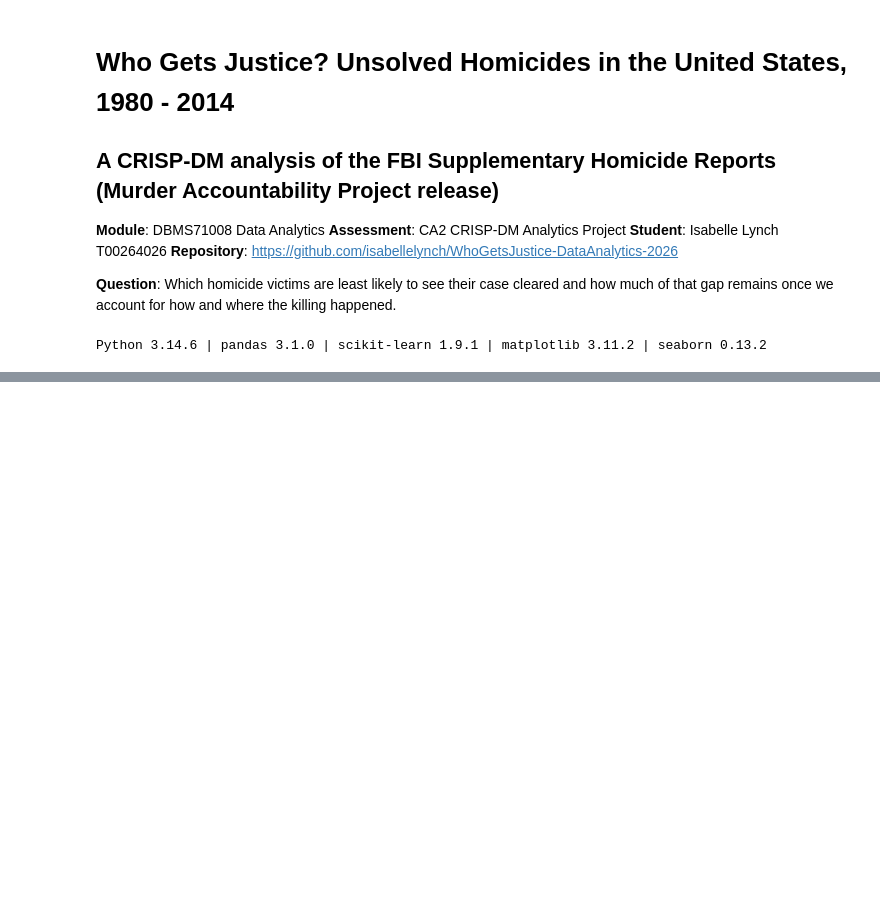
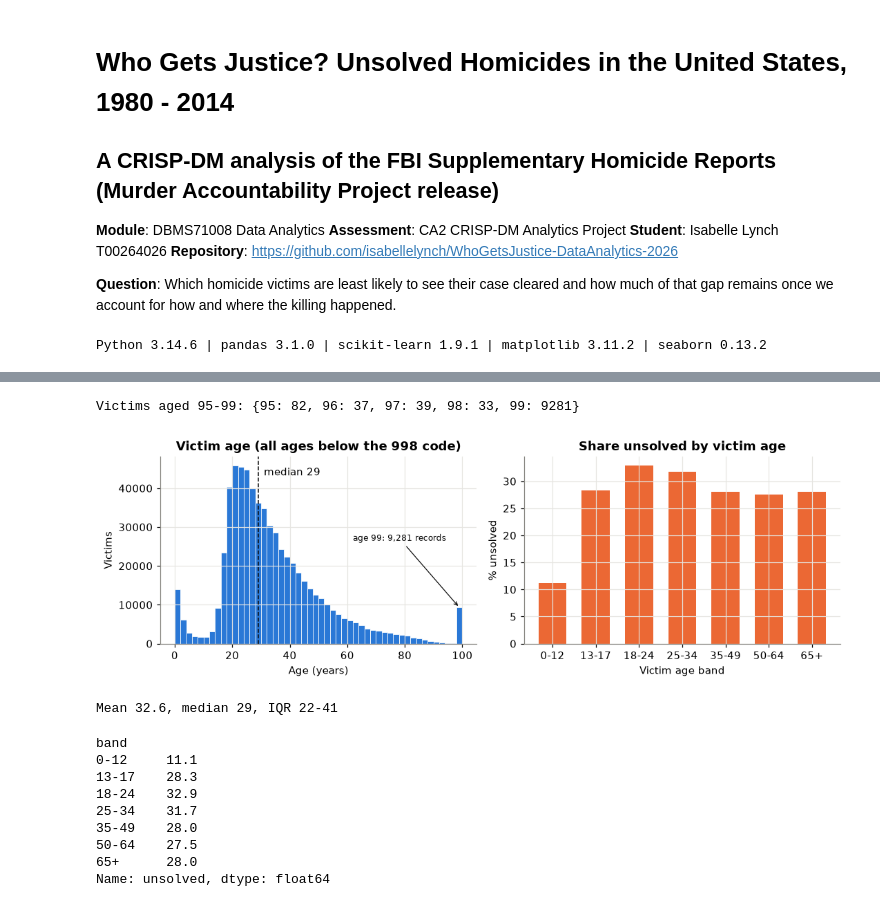
Before and after one commit to isabellelynch/WhoGetsJustice-DataAnalytics-2026, a Jupyter notebook: notebook/who-gets-justice.ipynb, the cells around one changed output, grey strips where cells are left out. Drawn from its saved outputs; the diff is of its cells as text; code cells hidden in the pictures; blank space fills up the shorter version.

```diff
--- a/notebook/who-gets-justice.ipynb
+++ b/notebook/who-gets-justice.ipynb
@@ -93,0 +322,46 @@ The problem is not to "predict whether a case will be solved" as an operational
+# %%
+# Victim age: 998 is a code, not an age. The histogram (ages < 998) shows a second suspicious spike at 99.
+age_all = raw.loc[raw["Victim Age"] < 998, "Victim Age"]
+
+print("Victims aged 95-99:", raw["Victim Age"].value_counts().sort_index().loc[95:99].to_dict())
+
+age = raw.loc[raw["Victim Age"] < 99, "Victim Age"]  # 99 and 998 treated as 'unknown' codes from here on
+
+bands = pd.cut(raw["Victim Age"].where(raw["Victim Age"] < 99), [-1, 12, 17, 24, 34, 49, 64, 120],
+               labels=["0-12", "13-17", "18-24", "25-34", "35-49", "50-64", "65+"])
+
+age_tab = raw.assign(band=bands, unsolved=raw["Crime Solved"].eq("No")).groupby("band", observed=True)["unsolved"].mean() * 100
+
+fig, (ax0, ax1) = plt.subplots(1, 2, figsize=(10, 3.4))
+
+ax0.hist(age_all, bins=np.arange(0, 101, 2), color=C["blue"], edgecolor="white", linewidth=0.5)
+ax0.axvline(age.median(), color=C["ink"], ls="--", lw=1); ax0.text(age.median() + 2, ax0.get_ylim()[1] * 0.9, f"median {age.median():.0f}")
+ax0.annotate(f"age 99: {int((raw['Victim Age'] == 99).sum()):,} records", xy=(99, (raw["Victim Age"] == 99).sum()), xytext=(62, ax0.get_ylim()[1] * 0.55),
+             arrowprops=dict(arrowstyle="->", color=C["ink"], lw=0.8), fontsize=8)
+ax0.set_title("Victim age (all ages below the 998 code)");
+ax0.set_xlabel("Age (years)");
+ax0.set_ylabel("Victims")
+
+ax1.bar(age_tab.index.astype(str), age_tab.values, color=C["orange"], width=0.65)
+ax1.set_title("Share unsolved by victim age");
+ax1.set_ylabel("% unsolved");
+ax1.set_xlabel("Victim age band")
+
+fig.tight_layout();
+plt.show();
+
+print(f"Mean {age.mean():.1f}, median {age.median():.0f}, IQR {age.quantile(.25):.0f}-{age.quantile(.75):.0f}")
+age_tab.round(1)
+# %% [output]
+Victims aged 95-99: {95: 82, 96: 37, 97: 39, 98: 33, 99: 9281}
+[figure, added]
+Mean 32.6, median 29, IQR 22-41
+band
+0-12     11.1
+13-17    28.3
+18-24    32.9
+25-34    31.7
+35-49    28.0
+50-64    27.5
+65+      28.0
+Name: unsolved, dtype: float64
```
Also changed, not shown: parts of 20 cells of this notebook.
